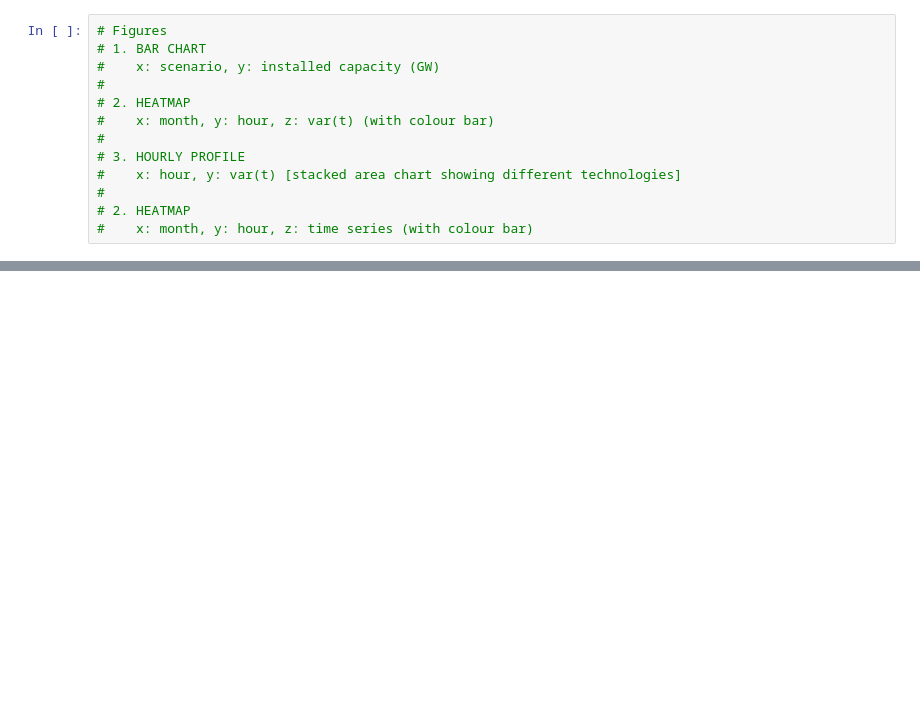
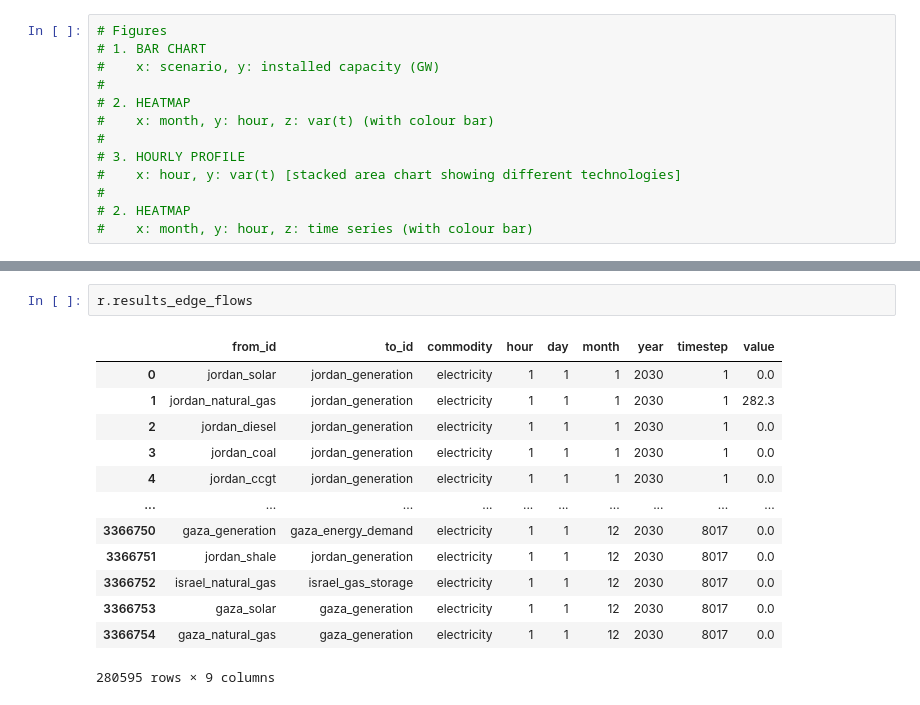
Before and after one commit to amanmajid/nextra, a Jupyter notebook: analysis/icae-results.ipynb, the cells around one changed output, grey strips where cells are left out. Drawn from its saved outputs; the diff is of its cells as text; blank space fills up the shorter version.

```diff
--- a/analysis/icae-results.ipynb
+++ b/analysis/icae-results.ipynb
@@ -101,0 +109,16 @@ map_tech_and_territory(r,r.results_edge_flows)
+# %%
+r.results_edge_flows
+# %% [output]
+|  | from_id | to_id | commodity | hour | day | month | year | timestep | value |
+| 0 | jordan_solar | jordan_generation | electricity | 1 | 1 | 1 | 2030 | 1 | 0.0 |
+| 1 | jordan_natural_gas | jordan_generation | electricity | 1 | 1 | 1 | 2030 | 1 | 282.3 |
+| 2 | jordan_diesel | jordan_generation | electricity | 1 | 1 | 1 | 2030 | 1 | 0.0 |
+| 3 | jordan_coal | jordan_generation | electricity | 1 | 1 | 1 | 2030 | 1 | 0.0 |
+| 4 | jordan_ccgt | jordan_generation | electricity | 1 | 1 | 1 | 2030 | 1 | 0.0 |
+| ... | ... | ... | ... | ... | ... | ... | ... | ... | ... |
+| 3366750 | gaza_generation | gaza_energy_demand | electricity | 1 | 1 | 12 | 2030 | 8017 | 0.0 |
+| 3366751 | jordan_shale | jordan_generation | electricity | 1 | 1 | 12 | 2030 | 8017 | 0.0 |
+| 3366752 | israel_natural_gas | israel_gas_storage | electricity | 1 | 1 | 12 | 2030 | 8017 | 0.0 |
+| 3366753 | gaza_solar | gaza_generation | electricity | 1 | 1 | 12 | 2030 | 8017 | 0.0 |
+| 3366754 | gaza_natural_gas | gaza_generation | electricity | 1 | 1 | 12 | 2030 | 8017 | 0.0 |
+280595 rows × 9 columns
```
Also changed, not shown: parts of 9 cells of this notebook, 1 other file.
